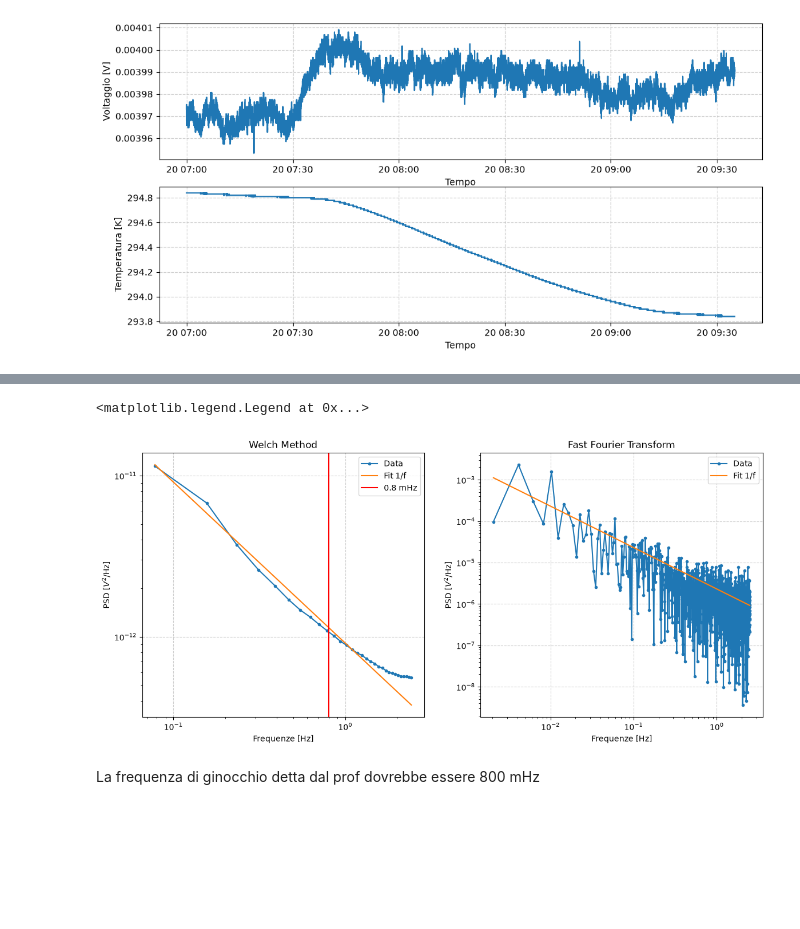
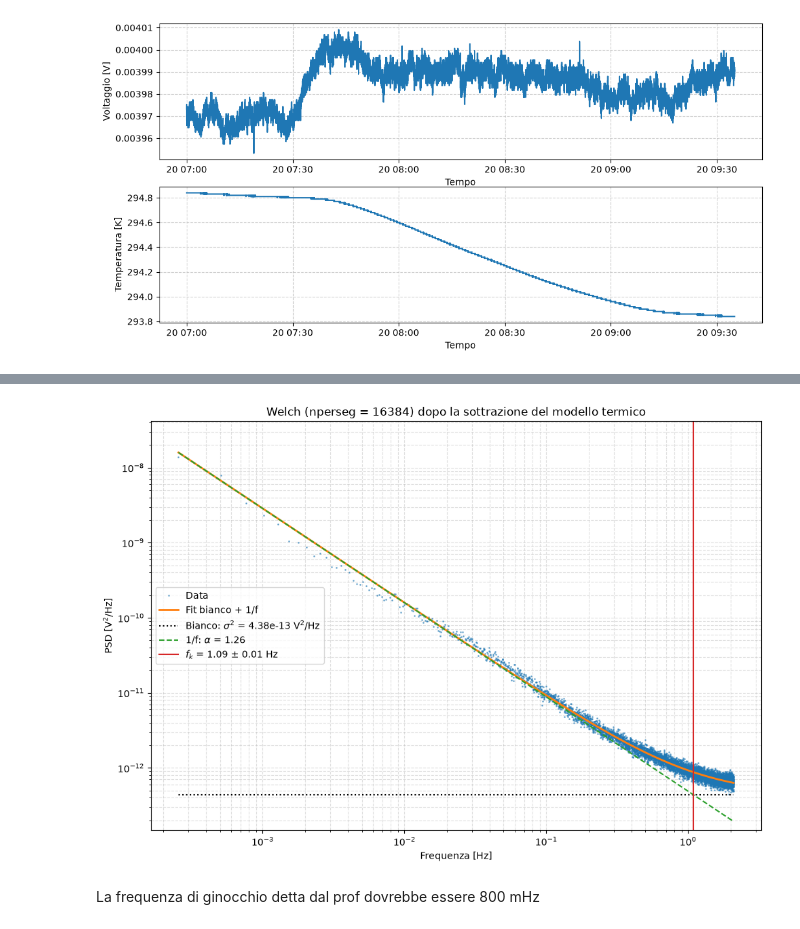
Before and after one commit to Doldz/DRM_RadioLab, a Jupyter notebook: dati_T_noise/calcolo_T_noise.ipynb, the cells around one changed output, grey strips where cells are left out. Drawn from its saved outputs; the diff is of its cells as text; code cells hidden in the pictures; blank space fills up the shorter version.

```diff
--- a/dati_T_noise/calcolo_T_noise.ipynb
+++ b/dati_T_noise/calcolo_T_noise.ipynb
@@ -57,8 +59,8 @@ df_temps.columns = cols_temps
 df_volts.columns = cols_volts
 
 #conversion of the date in a usable format for plotting
-df_temps['date'] = pd.to_datetime(df_temps['date'],errors='coerce')
-df_volts['date'] = pd.to_datetime(df_volts['date'],errors='coerce')
+df_temps['date'] = pd.to_datetime(df_temps['date'], format='ISO8601')
+df_volts['date'] = pd.to_datetime(df_volts['date'], format='ISO8601')
 df_volts['volts'] *= -1
 
 print(df_temps.head())
@@ -87,10 +89,17 @@ fig, (ax1, ax2) = plt.subplots(2, 1, figsize=(12, 10), sharex=True)
 
 #Array of the functioning probes
 probes= [1,5,6,7,8]
+probe_names = {
+    1: 'ecosorb interno fondo dx',
+    5: 'ecosorb interno fondo sx',
+    6: 'amplificatore ERZIA',
+    7: 'estremità superiore ecosorb',
+    8: 'feedhorn',
+}
 
 for i in probes:
     col = f'temp_{i}'
-    ax1.plot(df_temps['date'], df_temps[col], label=col, linewidth=1)
+    ax1.plot(df_temps['date'], df_temps[col], label=f'{col}: {probe_names[i]}', linewidth=1)
 
 ax1.set_title('Temperature in funzione del tempo', fontsize=14)
 ax1.set_ylabel('Temperatura [K]')
@@ -530,26 +673,24 @@ print(xf[:int(N_2/4)])
 # %%
-fig, (ax1,ax2) = plt.subplots(1,2, figsize=(14, 6))
+f, S, m, r = frequencies[1:-1], psd[1:-1], m_w[1:-1], fit_w   # tolgo DC e Nyquist
+ff = f[m]
 
-ax1.loglog(frequencies[1:-1],psd[1:-1],label = 'Data', marker = '.')
-ax1.plot(frequencies[1:-1],f1_noise(frequencies[1:-1],a),label=r"Fit 1/f")
-
-ax1.set_xlabel('Frequenze [Hz]')
-ax1.set_ylabel(fr'PSD $[V^{2}$/Hz]')
-ax1.axvline(0.8,label = "0.8 mHz",c="red")
-ax1.set_title("Welch Method")
-ax1.grid(True, linestyle='--', alpha=0.6)
-ax1.legend()
-
-
-ax2.loglog(xf,yf,label = 'Data',marker = '.')
-ax2.plot(xf,f1_noise(xf,a_fft),label=r"Fit 1/f")
-ax2.set_xlabel('Frequenze [Hz]')
-ax2.set_ylabel(fr'PSD $[V^{2}$/Hz]')
-ax2.set_title("Fast Fourier Transform")
-ax2.grid(True, linestyle='--', alpha=0.6)
-ax2.legend()
+fig, ax = plt.subplots(figsize=(10, 7))
+ax.loglog(f, S, '.', ms=2, alpha=0.5, c='C0', label='Data')
+ax.loglog(ff, noise_model(ff, r['sigma2'], r['fk'], r['alpha']), c='C1', lw=2, label='Fit bianco + 1/f')
+ax.loglog(ff, white_noise(ff, r['sigma2']), ls=':', c='k',
+          label=fr"Bianco: $\sigma^2$ = {r['sigma2']:.2e} V$^2$/Hz")
+ax.loglog(ff, pink_noise(ff, r['sigma2'], r['fk'], r['alpha']), ls='--', c='C2',
+          label=fr"1/f: $\alpha$ = {r['alpha']:.2f}")
+ax.axvline(r['fk'], c='C3', lw=1.5, label=fr"$f_k$ = {r['fk']:.2f} $\pm$ {r['fk_err']:.2f} Hz")
+ax.set_ylim(S.min()/3, S.max()*3)
+ax.set_xlabel('Frequenza [Hz]')
+ax.set_ylabel(r'PSD [V$^2$/Hz]')
+ax.set_title(f"Welch (nperseg = {nperseg}) dopo la sottrazione del modello termico")
+ax.grid(True, which='both', linestyle='--', alpha=0.4)
+ax.legend()
+fig.tight_layout()
+fig.savefig('images/psd_ginocchio.pdf', bbox_inches='tight')
 # %% [output]
-<matplotlib.legend.Legend at 0x...>
-[figure, old version]
+[figure, new version]
 # %% [markdown]
 La frequenza di ginocchio detta dal prof dovrebbe essere 800 mHz
```
Also changed, not shown: parts of 30 cells of this notebook, 9 other files.
